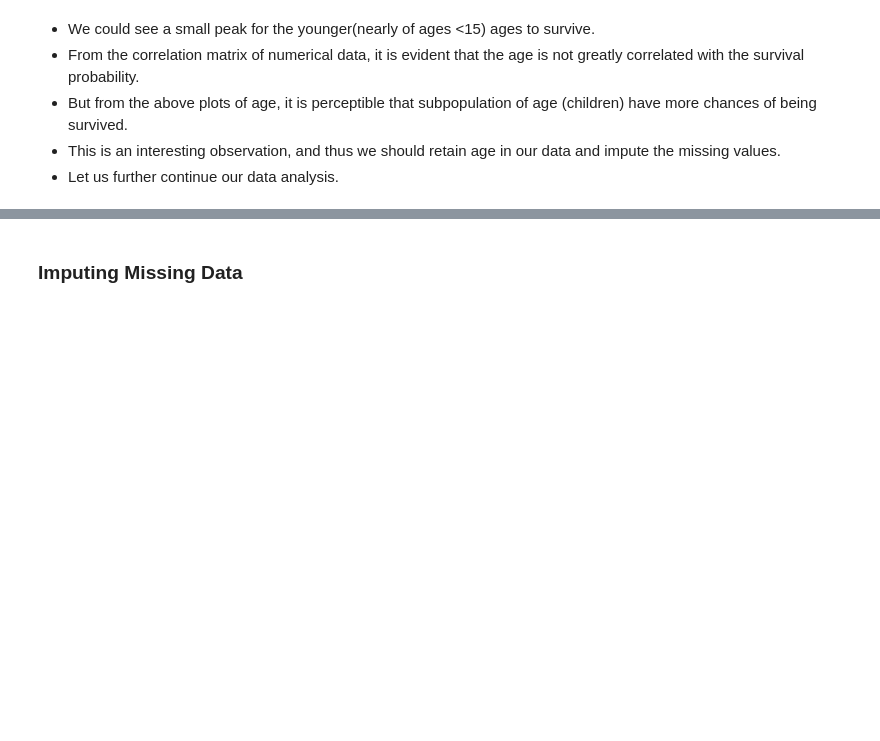
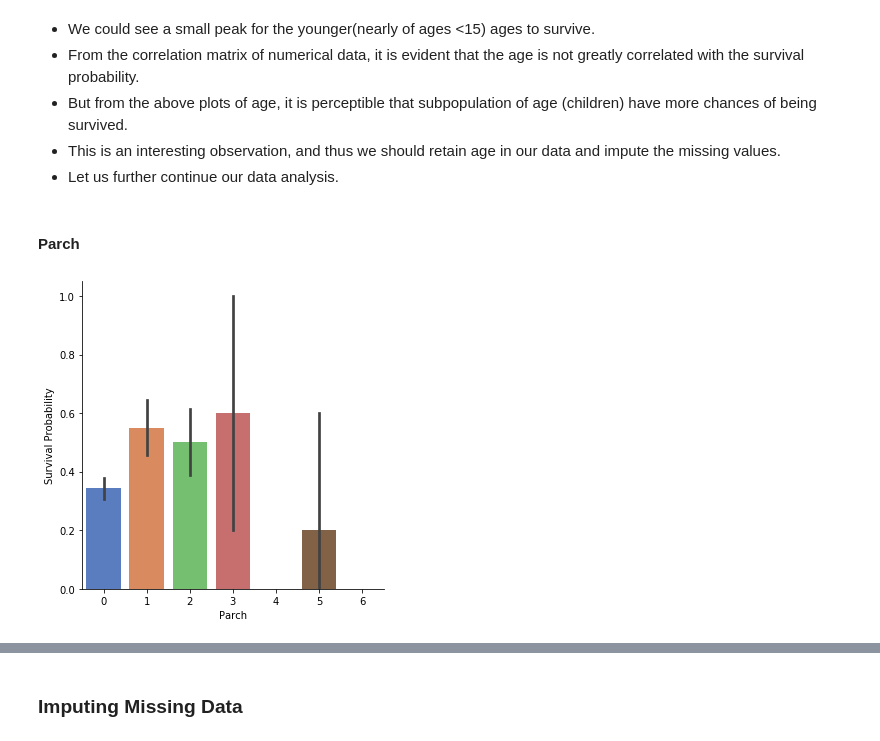
Before and after one commit to vagdevik/Titanic, a Jupyter notebook: Titanic/Titanic.ipynb, the cells around one changed output, grey strips where cells are left out. Cells and saved outputs as stored; diff of their text form; code cells hidden in the pictures; blank space fills up the shorter version.

```diff
--- a/Titanic/Titanic.ipynb
+++ b/Titanic/Titanic.ipynb
@@ -166,3 +200,10 @@ g = g.legend(["Not Survived","Survived"])
 * But from the above plots of age, it is perceptible that subpopulation of age (children) have more chances of being survived.
 * This is an interesting observation, and thus we should retain age in our data and impute the missing values.
 * Let us further continue our data analysis.
+# %% [markdown]
+#### Parch
+# %%
+g  = sns.factorplot(x="Parch",y="Survived",data=train_df,kind="bar", size = 5, palette = "muted")
+g = g.set_ylabels("Survival Probability")
+# %% [output]
+[figure, added]
```
Also changed, not shown: parts of 44 cells of this notebook.
